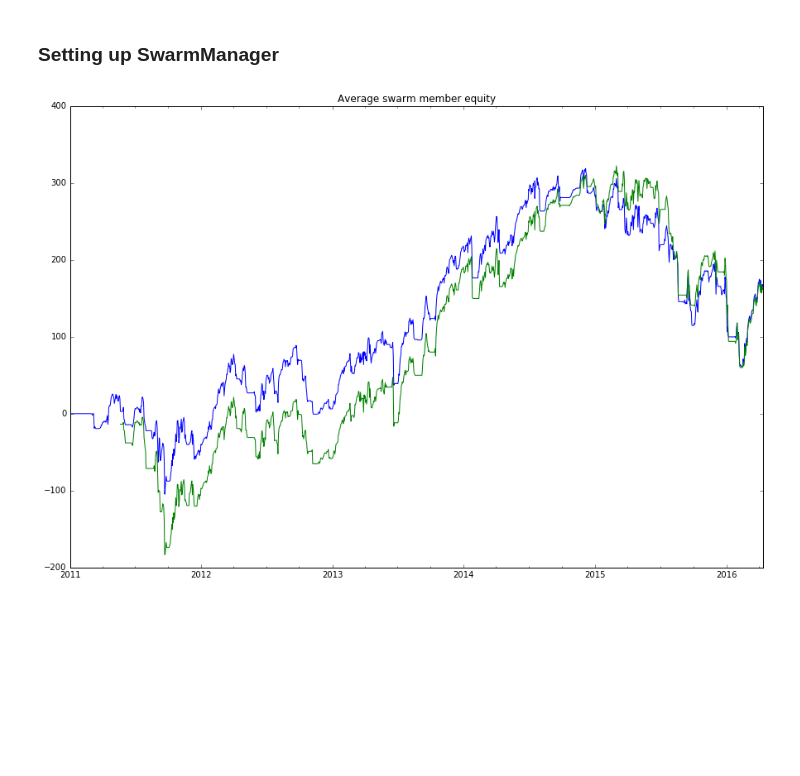
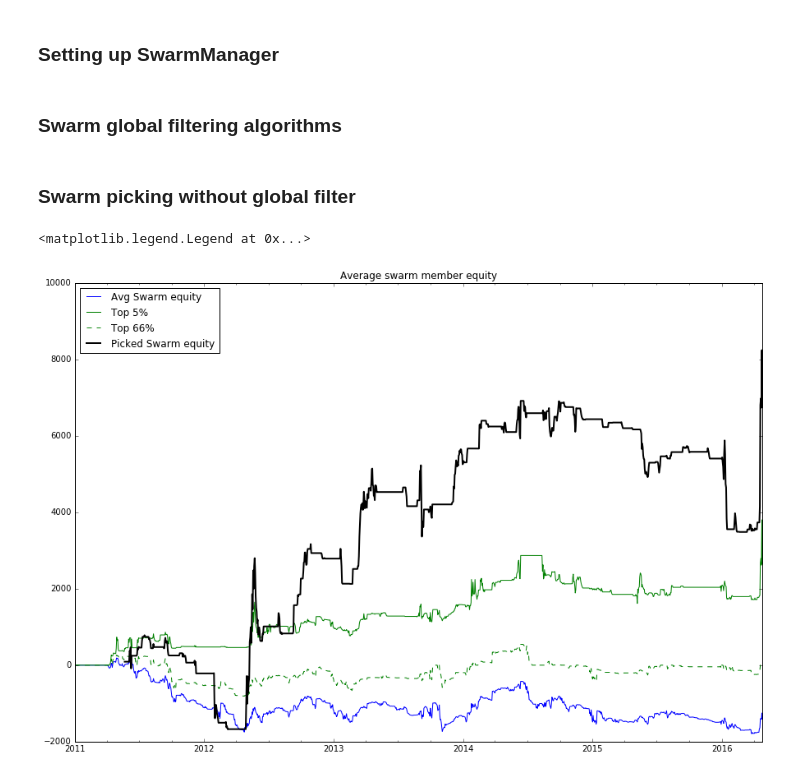
Before and after one commit to trendmanagement/tmqrexo_alexveden, a Jupyter notebook: notebooks/Strategy_MAcrossingTrail_Swarming_PosSizing.ipynb, the cells around one changed output. Cells and saved outputs as stored; diff of their text form; code cells hidden in the pictures; blank space fills up the shorter version.

```diff
--- a/notebooks/Strategy_MAcrossingTrail_Swarming_PosSizing.ipynb
+++ b/notebooks/Strategy_MAcrossingTrail_Swarming_PosSizing.ipynb
@@ -185,10 +209,9 @@ position_sizing = PositionSizingBase(initial_deposit) # Dummy class / i.e. no po
 # %% [markdown]
 ### Setting up SwarmManager
 # %%
-swarm_manager = SwarmManager(rebalancetime=rebalance_time,
-                             rankerfunc=ranking_func,
-                             positionsizing=position_sizing,
-                             context=context,
+swarm_manager = SwarmManager(rebalancetime=rebalance_time,    # Every week
+                             rankerfunc=ranking_func,         # Rank - 14 days returns
+                             context=context,                 # Backtester settings / params
                             )
 # %%
 # Getting average swarm member equity
@@ -212,0 +219,2 @@ swarm2 = pd.DataFrame.from_dict(data)
+# %% [markdown]
+### Swarm global filtering algorithms
@@ -213,15 +234,22 @@ swarm2 = pd.DataFrame.from_dict(data)
+# %% [markdown]
+### Swarm picking without global filter
 # %%
-#eq_changes = swarm.diff()
-eq_changes = swarm2.diff()
+eq_changes = swarm.diff()
 
-#is_picked_df = swarm_manager.backtest(swarm)
-is_picked_df = swarm_manager.backtest(swarm2)
-avg_picked_equity = eq_changes[is_picked_df].mean(axis=1).cumsum()
+
+is_picked_df = swarm_manager.backtest(swarm)
+avg_picked_equity = eq_changes[is_picked_df == 1.0].mean(axis=1).cumsum().ffill()
 avg_all_equity = eq_changes.mean(axis=1).cumsum()
 
 
-avg_all_equity.plot();
-avg_picked_equity.plot()
+avg_all_equity.plot(label='Avg Swarm equity');
+
+swarm.apply(lambda x: np.percentile(x, q=95), axis=1).plot(label='Top 5%', c='g')
+swarm.apply(lambda x: np.percentile(x, q=66), axis=1).plot(label='Top 66%', c='g', style='k--')
+
+avg_picked_equity.plot(label='Picked Swarm equity', c='black',linewidth=2)
 title('Average swarm member equity');
+legend(loc=2)
 # %% [output]
+<matplotlib.legend.Legend at 0x...>
-[figure, old version]
+[figure, new version]
```
Also changed, not shown: parts of 34 cells of this notebook, 5 other files.
